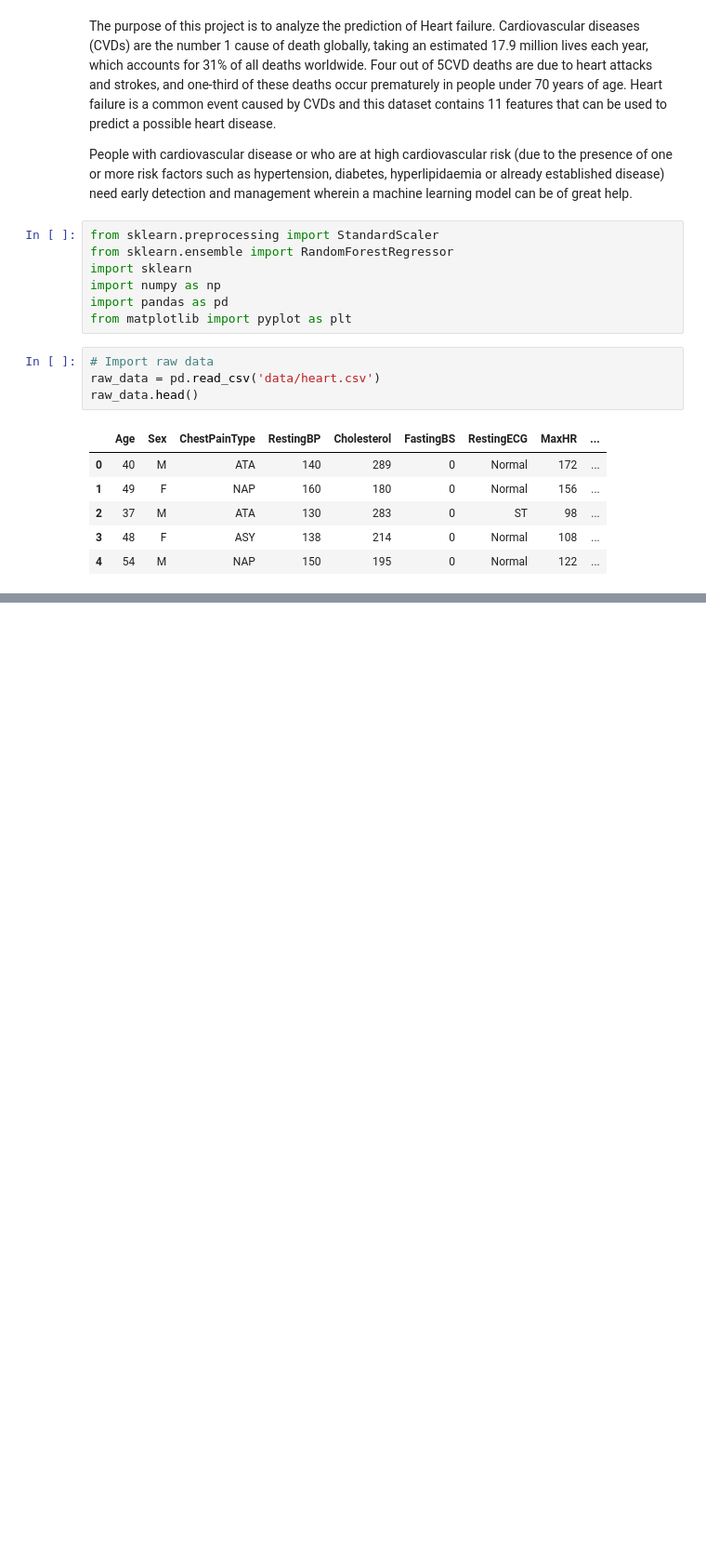
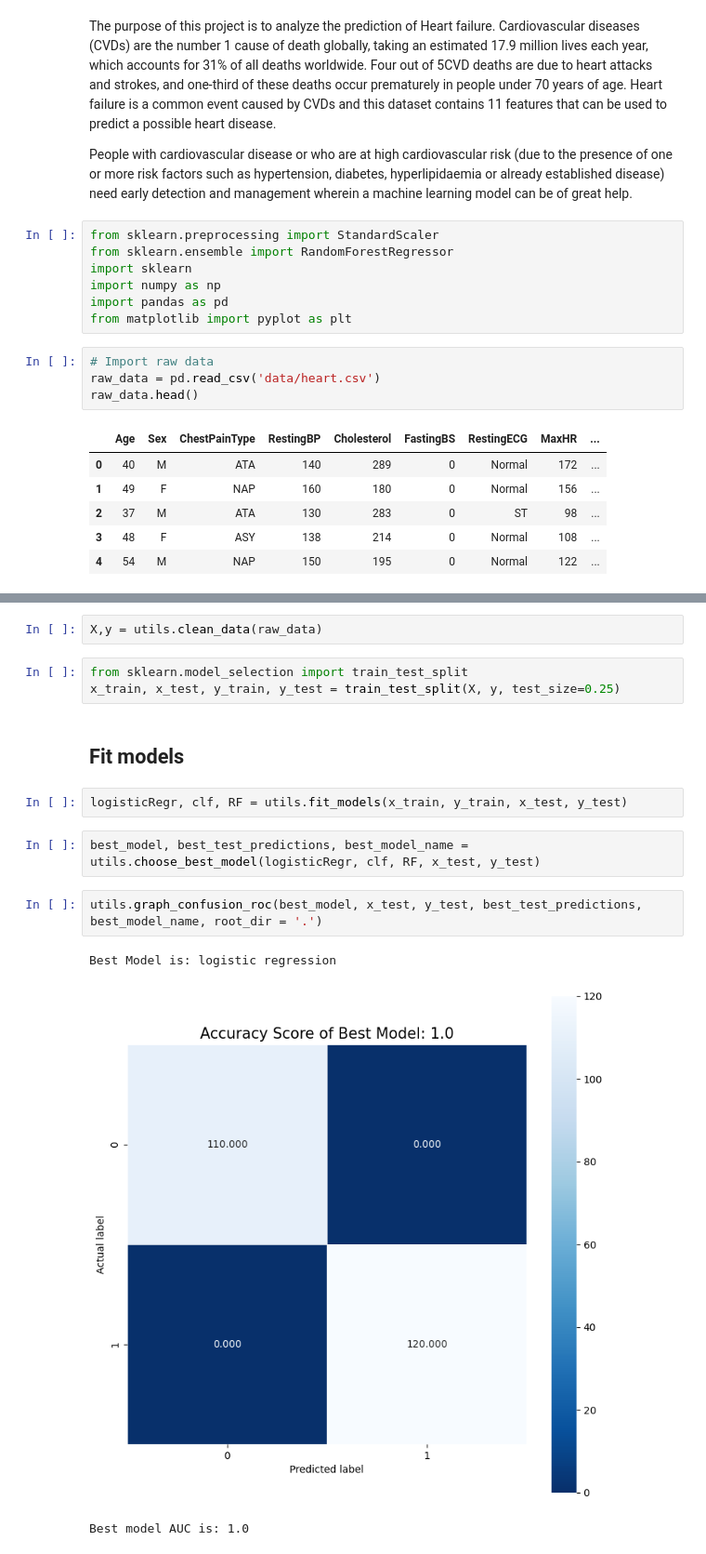
Before and after one commit to UCB-stat-159-s23/project-Group21, a Jupyter notebook: main.ipynb, the cells around one changed output, grey strips where cells are left out. Shown at 93% size. Drawn from its saved outputs; the diff is of its cells as text; blank space fills up the shorter version.

```diff
--- a/main.ipynb
+++ b/main.ipynb
@@ -29,0 +34,17 @@ raw_data.head()
+# %%
+X,y = utils.clean_data(raw_data)
+# %%
+from sklearn.model_selection import train_test_split
+x_train, x_test, y_train, y_test = train_test_split(X, y, test_size=0.25)
+# %% [markdown]
+## Fit models
+# %%
+logisticRegr, clf, RF = utils.fit_models(x_train, y_train, x_test, y_test)
+# %%
+best_model, best_test_predictions, best_model_name = utils.choose_best_model(logisticRegr, clf, RF, x_test, y_test)
+# %%
+utils.graph_confusion_roc(best_model, x_test, y_test, best_test_predictions, best_model_name, root_dir = '.')
+# %% [output]
+Best Model is: logistic regression
+[figure, added]
+Best model AUC is: 1.0
```
Also changed, not shown: parts of 3 cells of this notebook, 5 other files.
